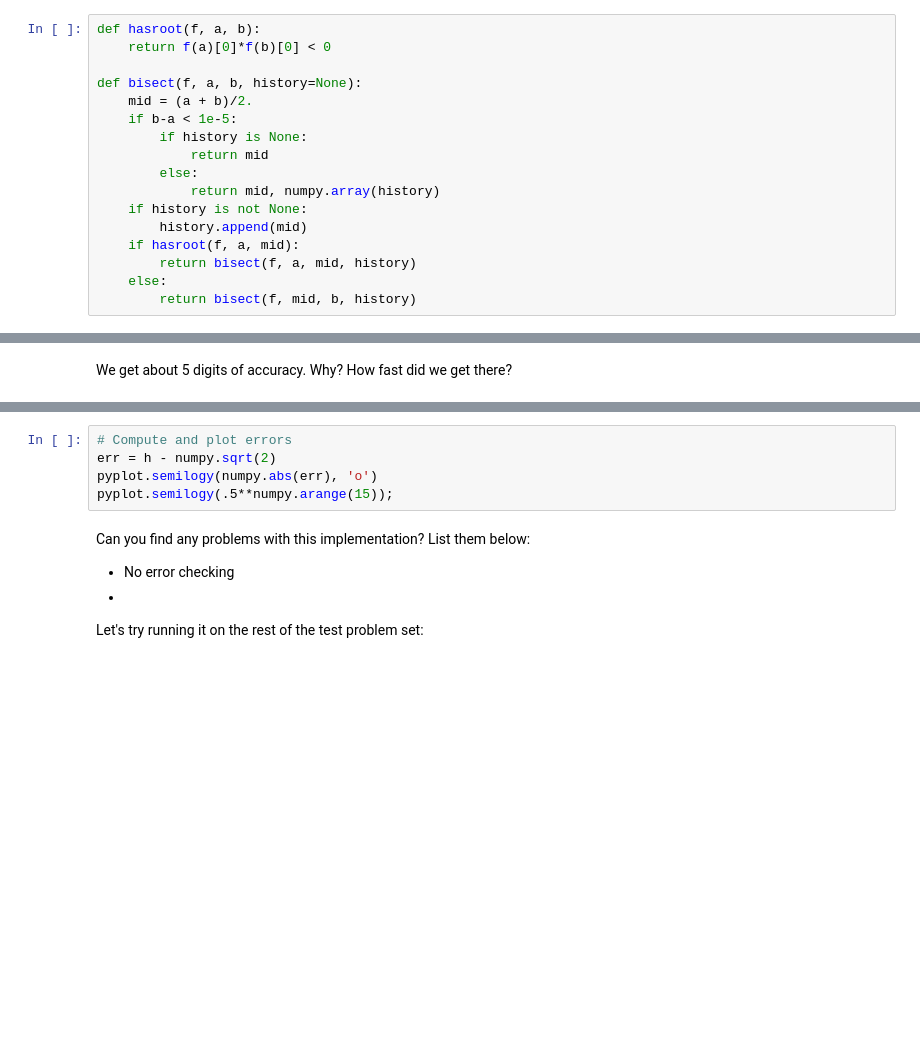
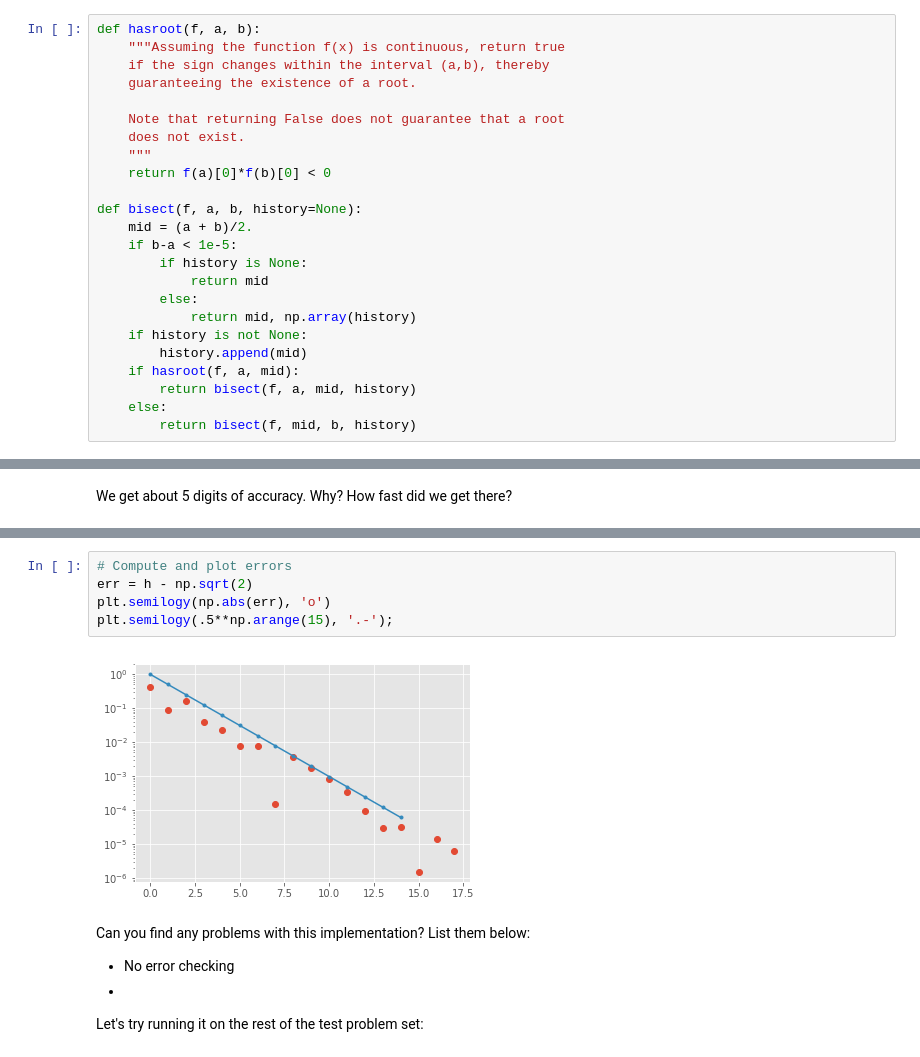
Before and after one commit to cu-numcomp/numcomp-class-spring19, a Jupyter notebook: Rootfinding.ipynb, the cells around one changed output, grey strips where cells are left out. Drawn from its saved outputs; the diff is of its cells as text; blank space fills up the shorter version.

```diff
--- a/Rootfinding.ipynb
+++ b/Rootfinding.ipynb
@@ -51,6 +54,13 @@ pyplot.legend(loc='upper right');
 Bisection is a rootfinding technique that starts with an interval $[a,b]$ containing a root and does not require derivatives.
 # %%
 def hasroot(f, a, b):
+    """Assuming the function f(x) is continuous, return true
+    if the sign changes within the interval (a,b), thereby
+    guaranteeing the existence of a root.
+
+    Note that returning False does not guarantee that a root
+    does not exist.
+    """
     return f(a)[0]*f(b)[0] < 0
 
 def bisect(f, a, b, history=None):
@@ -59,7 +69,7 @@ def bisect(f, a, b, history=None):
         if history is None:
             return mid
         else:
-            return mid, numpy.array(history)
+            return mid, np.array(history)
     if history is not None:
         history.append(mid)
     if hasroot(f, a, mid):
@@ -82,8 +116,10 @@ x, h.tolist()
 # %%
 # Compute and plot errors
-err = h - numpy.sqrt(2)
-pyplot.semilogy(numpy.abs(err), 'o')
-pyplot.semilogy(.5**numpy.arange(15));
+err = h - np.sqrt(2)
+plt.semilogy(np.abs(err), 'o')
+plt.semilogy(.5**np.arange(15), '.-');
+# %% [output]
+[figure, added]
 # %% [markdown]
 Can you find any problems with this implementation?  List them below:
 
```
Also changed, not shown: parts of 44 cells of this notebook, 1 other file.
